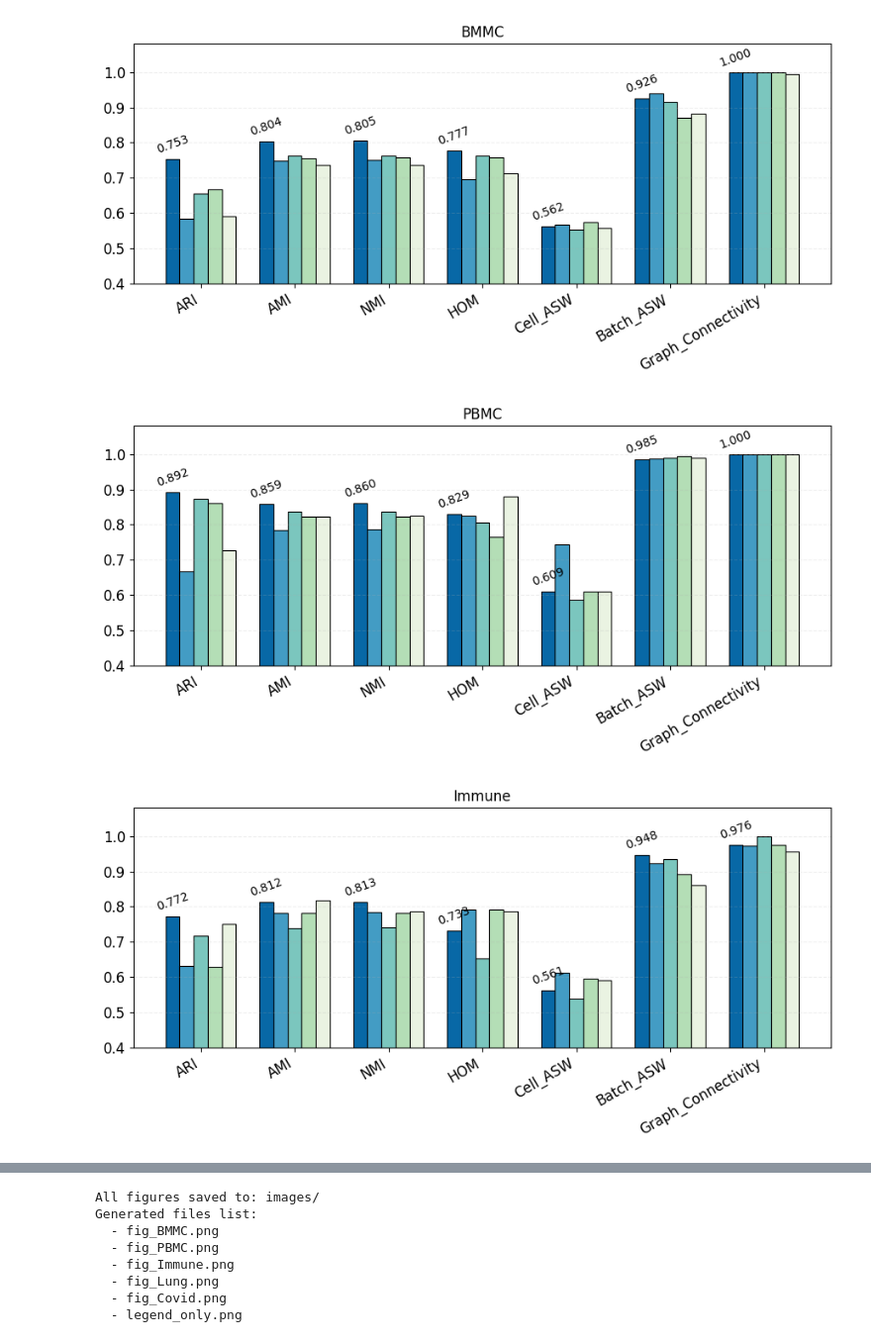
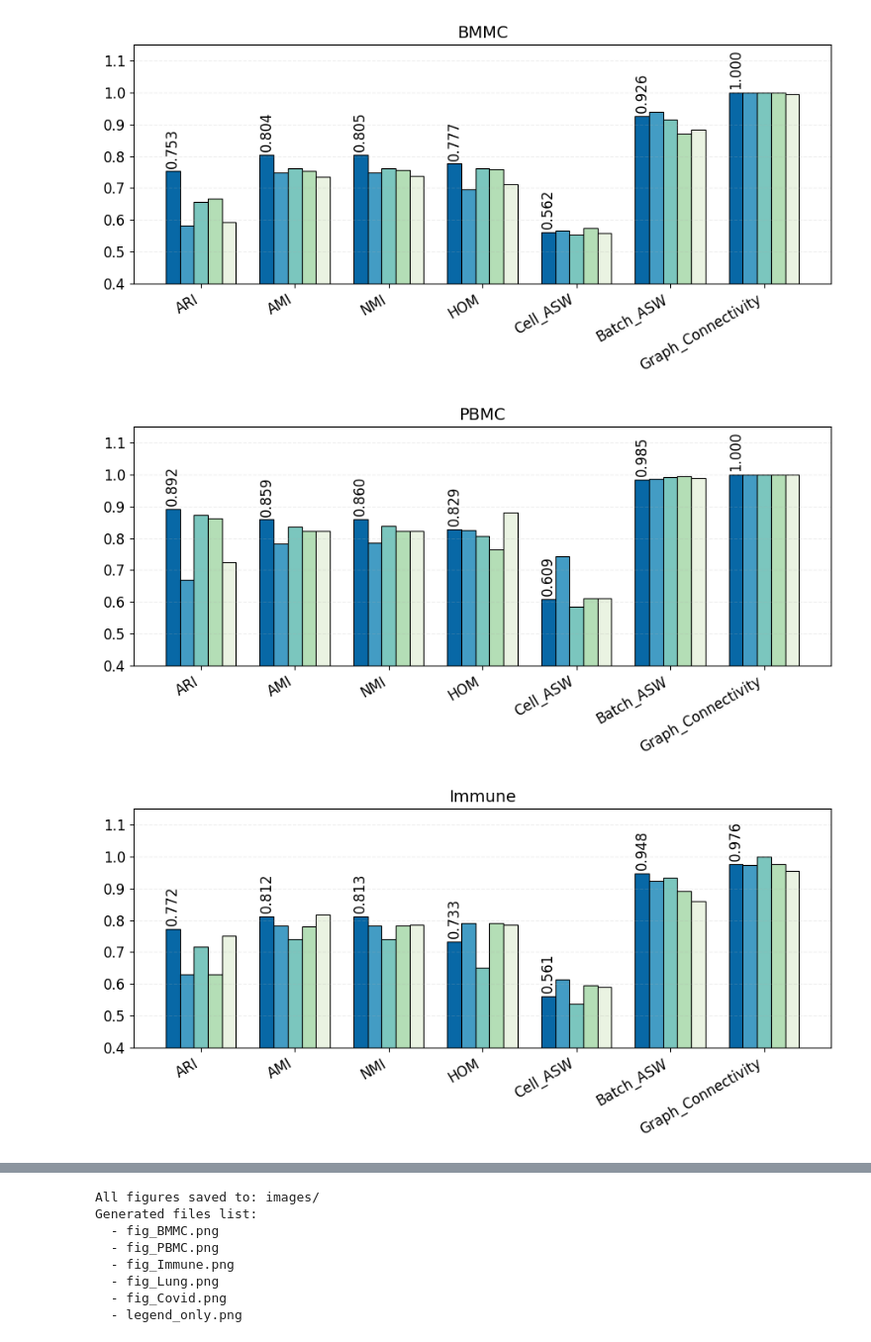
Before and after one commit to TRCDHH/scLinformer, a Jupyter notebook: draw/fig2/fig2_index.ipynb, the cells around one changed output, grey strips where cells are left out. Shown at 99% size. Drawn from its saved outputs; the diff is of its cells as text; code cells hidden in the pictures.

Commit message:
update visualization

```diff
--- a/draw/fig2/fig2_index.ipynb
+++ b/draw/fig2/fig2_index.ipynb
@@ -19,7 +19,7 @@ COLORS = [
 METRICS = ['ARI', 'AMI', 'NMI', 'HOM', 'Cell_ASW', 'Batch_ASW', 'Graph_Connectivity']
 BAR_WIDTH = 0.15
 PLOT_FIGSIZE = (9, 4.5)
-Y_AXIS_LIMIT = (0.4, 1.08)
+Y_AXIS_LIMIT = (0.4, 1.15)
 LEGEND_FIGSIZE = (6, 1.2)
 DPI_VALUE = 300
 # %%
@@ -31,7 +31,7 @@ os.makedirs(OUTPUT_DIR, exist_ok=True)
 # %%
 data = {
     'dataset': ['BMMC'] * 5 + ['PBMC'] * 5 + ['Immune'] * 5 + ['Lung'] * 5 + ['Covid'] * 5,
-    'method': ['ours', 'scVI', 'Harmony', 'Scanorama', 'scGPT'] * 5,
+    'method': ['ours', 'scvi', 'Harmony', 'Scanorama', 'scgpt'] * 5,
     'ARI': [0.753, 0.656, 0.668, 0.592, 0.583, 0.892, 0.872, 0.862, 0.726, 0.668252,
             0.772, 0.717, 0.630, 0.751, 0.631, 0.661, 0.450, 0.549, 0.509, 0.487, 0.361, 0.268, 0.322, 0.340, np.nan],
     'AMI': [0.804, 0.762, 0.755, 0.736, 0.749, 0.859, 0.836, 0.822, 0.823, 0.78445,
@@ -68,36 +68,36 @@ for dset in datasets:
             xpos,
             vals,
             BAR_WIDTH,
             color=COLORS[i],
             linewidth=0.8,
             edgecolor='black'
         )
 
         if i == 0:
             for bar, val in zip(bars, vals):
                 if not np.isnan(val):
                     ax.text(
                         bar.get_x() + bar.get_width() / 2,
                         bar.get_height() + 0.01,
                         f'{val:.3f}',
                         ha='center',
                         va='bottom',
-                        fontsize=10,
-                        rotation=20
+                        fontsize=12,
+                        rotation=90
                     )
 
-    ax.set_title(f'{dset}', fontsize=FONT_SIZE)
+    ax.set_title(f'{dset}', fontsize=14)
     ax.set_xticks(x)
     ax.set_xticklabels(METRICS, rotation=30, ha='right')
     ax.set_ylim(*Y_AXIS_LIMIT)
     ax.grid(axis='y', alpha=0.2, linestyle='--')
     plt.tight_layout()
 
     save_path = os.path.join(OUTPUT_DIR, f'fig_{dset}.png')
     plt.savefig(save_path, dpi=DPI_VALUE, bbox_inches='tight')
     plt.show()
     plt.close()
 # %% [output]
-[figure, old version]
+[figure, new version]
-[figure, old version]
+[figure, new version]
-[figure, old version]
+[figure, new version]
```
Also changed, not shown: parts of 2 cells of this notebook, 2 other files.
